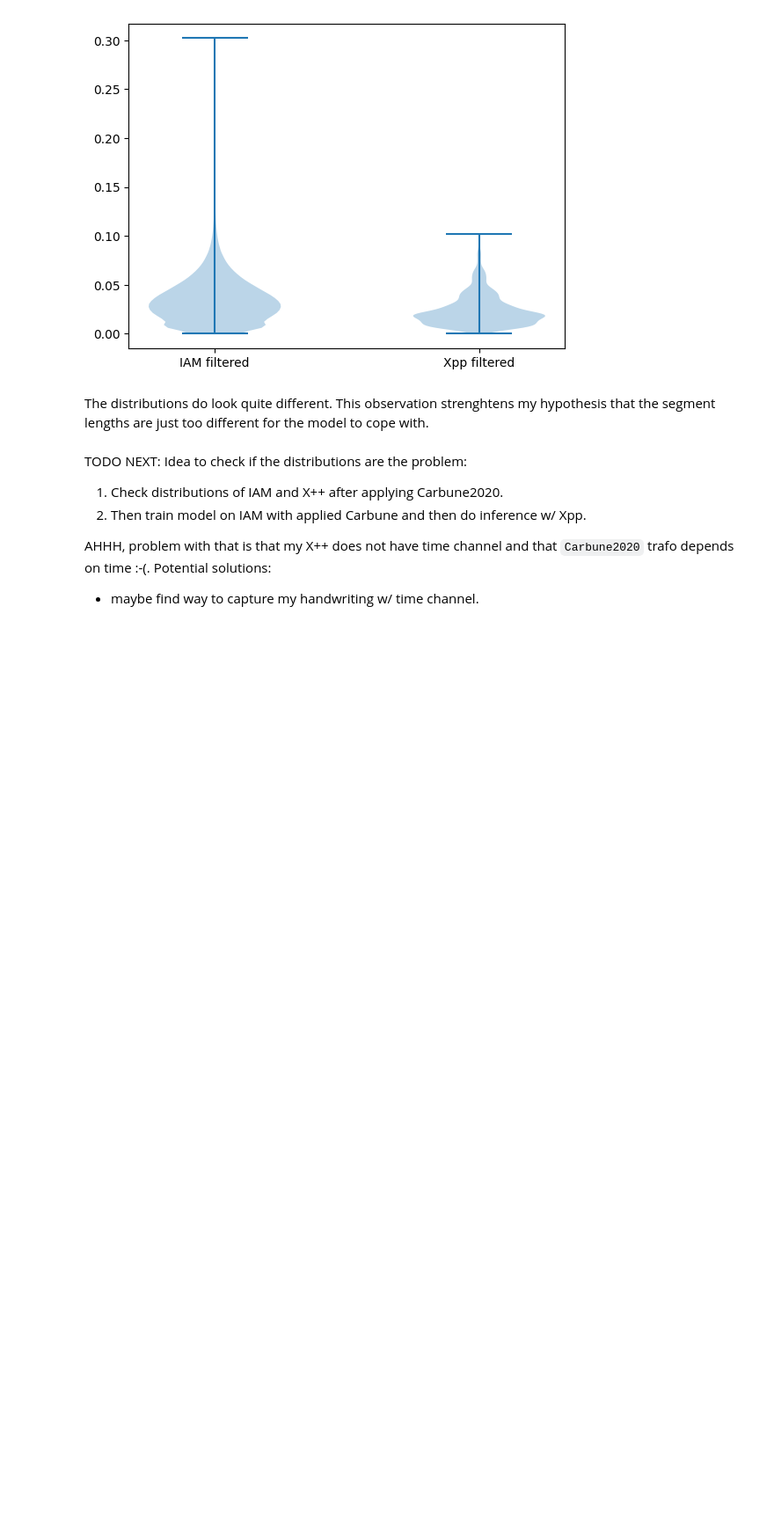
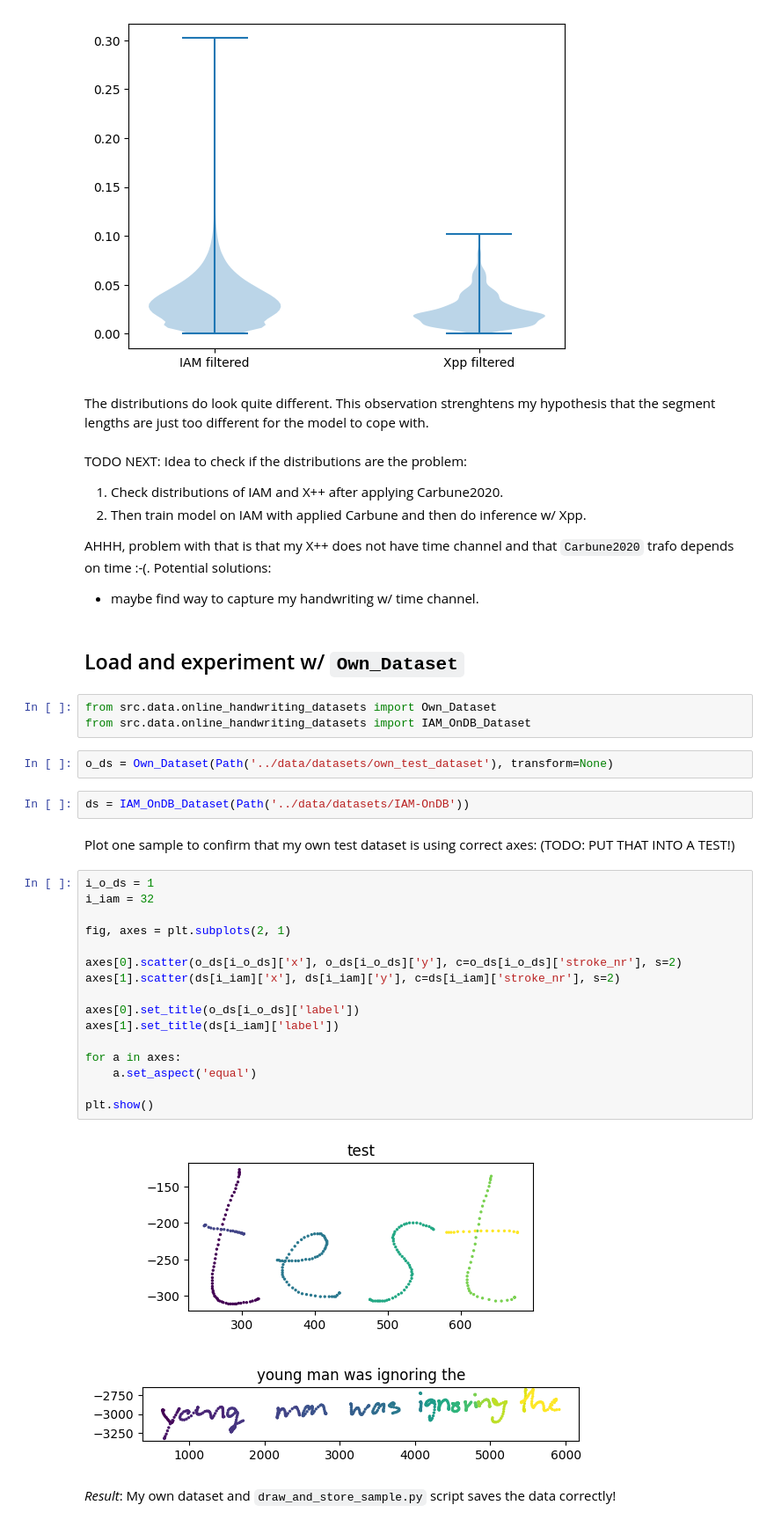
Before and after one commit to PellelNitram/OnlineHTR, a Jupyter notebook: src/2024-03-26_inference_experiments.ipynb, the cells around one changed output. Shown at 88% size. Cells and saved outputs as stored; diff of their text form; blank space fills up the shorter version.

Commit message:
Work on inference experiments notebook.

```diff
--- a/src/2024-03-26_inference_experiments.ipynb
+++ b/src/2024-03-26_inference_experiments.ipynb
@@ -265,3 +265,35 @@ TODO NEXT: Idea to check if the distributions are the problem:
 
 AHHH, problem with that is that my X++ does not have time channel and that `Carbune2020` trafo depends on time :-(. Potential solutions:
 - maybe find way to capture my handwriting w/ time channel.
+# %% [markdown]
+## Load and experiment w/ `Own_Dataset`
+# %%
+from src.data.online_handwriting_datasets import Own_Dataset
+from src.data.online_handwriting_datasets import IAM_OnDB_Dataset
+# %%
+o_ds = Own_Dataset(Path('../data/datasets/own_test_dataset'), transform=None)
+# %%
+ds = IAM_OnDB_Dataset(Path('../data/datasets/IAM-OnDB'))
+# %% [markdown]
+Plot one sample to confirm that my own test dataset is using correct axes:
+(TODO: PUT THAT INTO A TEST!)
+# %%
+i_o_ds = 1
+i_iam = 32
+
+fig, axes = plt.subplots(2, 1)
+
+axes[0].scatter(o_ds[i_o_ds]['x'], o_ds[i_o_ds]['y'], c=o_ds[i_o_ds]['stroke_nr'], s=2)
+axes[1].scatter(ds[i_iam]['x'], ds[i_iam]['y'], c=ds[i_iam]['stroke_nr'], s=2)
+
+axes[0].set_title(o_ds[i_o_ds]['label'])
+axes[1].set_title(ds[i_iam]['label'])
+
+for a in axes:
+    a.set_aspect('equal')
+
+plt.show()
+# %% [output]
+[figure, added]
+# %% [markdown]
+*Result*: My own dataset and `draw_and_store_sample.py` script saves the data correctly!
```
Also changed, not shown: parts of 1 cell of this notebook.
